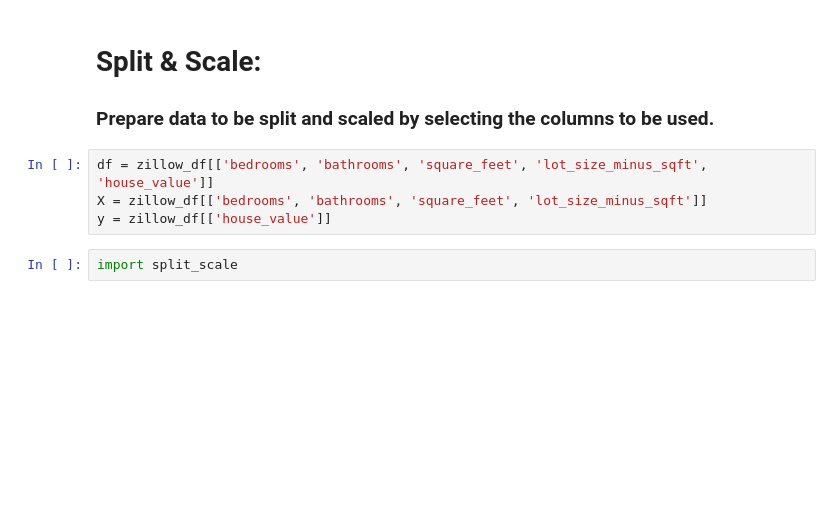
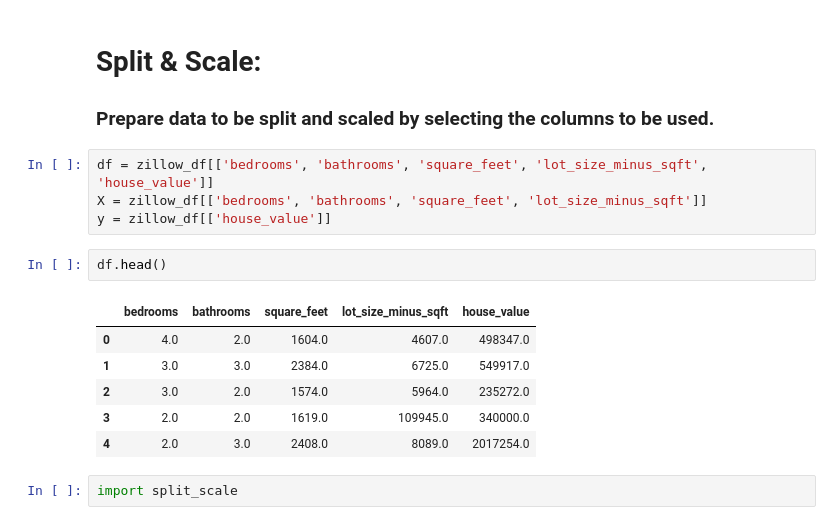
Before and after one commit to Jeff-Hutchins/zillow-project, a Jupyter notebook: zillow_model_final.ipynb, the cells around one changed output. Cells and saved outputs as stored; diff of their text form; blank space fills up the shorter version.

```diff
--- a/zillow_model_final.ipynb
+++ b/zillow_model_final.ipynb
@@ -157,6 +157,15 @@ zillow_df = zillow_df[zillow_df.loc[:]!=0].dropna()
 df = zillow_df[['bedrooms', 'bathrooms', 'square_feet', 'lot_size_minus_sqft', 'house_value']]
 X = zillow_df[['bedrooms', 'bathrooms', 'square_feet', 'lot_size_minus_sqft']]
 y = zillow_df[['house_value']]
+# %%
+df.head()
+# %% [output]
+|  | bedrooms | bathrooms | square_feet | lot_size_minus_sqft | house_value |
+| 0 | 4.0 | 2.0 | 1604.0 | 4607.0 | 498347.0 |
+| 1 | 3.0 | 3.0 | 2384.0 | 6725.0 | 549917.0 |
+| 2 | 3.0 | 2.0 | 1574.0 | 5964.0 | 235272.0 |
+| 3 | 2.0 | 2.0 | 1619.0 | 109945.0 | 340000.0 |
+| 4 | 2.0 | 3.0 | 2408.0 | 8089.0 | 2017254.0 |
 # %%
 import split_scale
 # %% [markdown]
```
Also changed, not shown: 2 other files.
